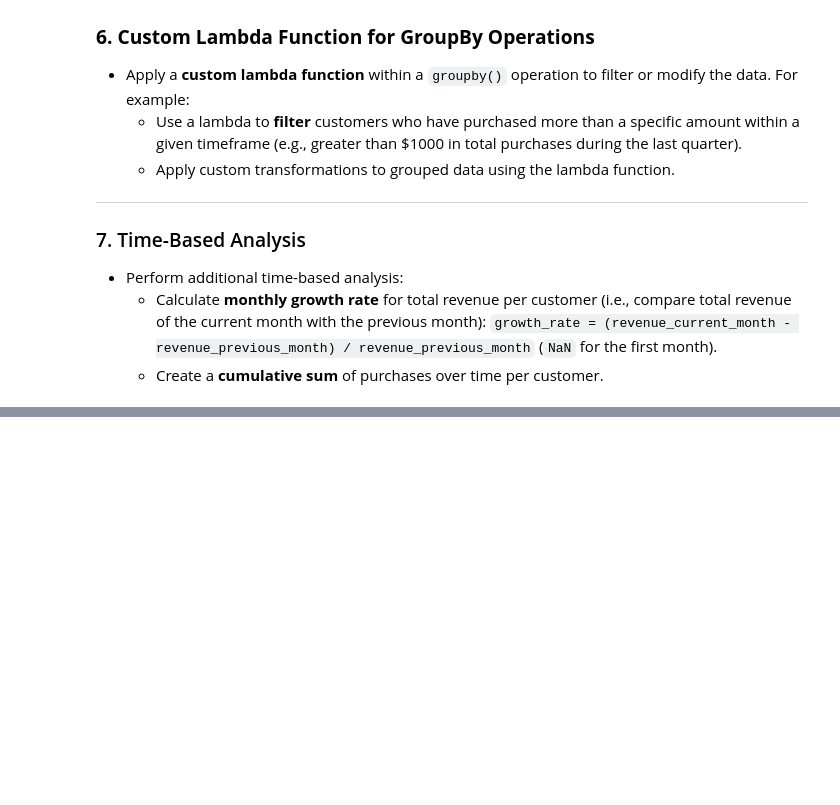
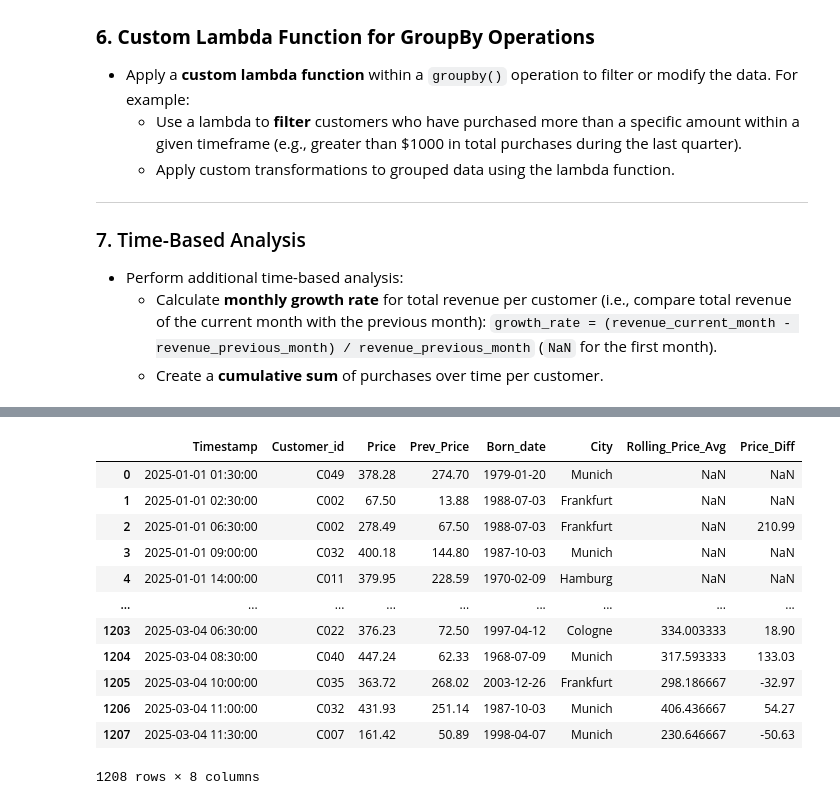
Before and after one commit to toada0/python-for-data-science, a Jupyter notebook: assignment4.ipynb, the cells around one changed output, grey strips where cells are left out. Drawn from its saved outputs; the diff is of its cells as text; code cells hidden in the pictures; blank space fills up the shorter version.

```diff
--- a/assignment4.ipynb
+++ b/assignment4.ipynb
@@ -368,0 +551,54 @@ Perform rolling window calculations **within each customer group**:
+# %%
+berlin_customers = customer_info[customer_info['City'] == 'Berlin']
+
+#mergneme jen ty z berlína
+df_reset = df.reset_index()
+merge_berlin = df_reset.merge(berlin_customers, on='Customer_id', how='inner')
+
+#setrdidime
+merge_berlin = merge_1[merge_1['City'] == "Berlin"]
+
+merge_berlin = merge_berlin.sort_values('Timestamp')
+merge_berlin
+#prumer 3 po sobě
+merge_berlin['Rolling_Price_Average'] = merge_berlin.groupby('Customer_id')['Price'].transform(lambda x: x.rolling(window=3).mean())
+
+#rozdil
+merge_berlin['Price_Diff'] = merge_berlin.groupby('Customer_id')['Price'].diff()
+merge_berlin
+
+
+#price_increase_20:
+#novy df
+df_ready = df.sort_index().reset_index()
+
+#predchozi cena
+df_ready['Prev_Price'] = df_ready.groupby('Customer_id')['Price'].shift(1)
+
+#kde je narust o 20%
+df_filtered = df_ready[df_ready['Price'] > 1.20 * df_ready['Prev_Price']].copy()
+
+#mergneme
+merge_filtered = df_filtered.merge(customer_info, on='Customer_id', how='inner')
+
+#prumery
+merge_filtered['Rolling_Price_Avg'] = merge_filtered.groupby('Customer_id')['Price'].transform(lambda x: x.rolling(window=3).mean())
+
+#rozdily
+merge_filtered['Price_Diff'] = merge_filtered.groupby('Customer_id')['Price'].diff()
+
+merge_filtered
+# %% [output]
+|  | Timestamp | Customer_id | Price | Prev_Price | Born_date | City | Rolling_Price_Avg | Price_Diff |
+| 0 | 2025-01-01 01:30:00 | C049 | 378.28 | 274.70 | 1979-01-20 | Munich | NaN | NaN |
+| 1 | 2025-01-01 02:30:00 | C002 | 67.50 | 13.88 | 1988-07-03 | Frankfurt | NaN | NaN |
+| 2 | 2025-01-01 06:30:00 | C002 | 278.49 | 67.50 | 1988-07-03 | Frankfurt | NaN | 210.99 |
+| 3 | 2025-01-01 09:00:00 | C032 | 400.18 | 144.80 | 1987-10-03 | Munich | NaN | NaN |
+| 4 | 2025-01-01 14:00:00 | C011 | 379.95 | 228.59 | 1970-02-09 | Hamburg | NaN | NaN |
+| ... | ... | ... | ... | ... | ... | ... | ... | ... |
+| 1203 | 2025-03-04 06:30:00 | C022 | 376.23 | 72.50 | 1997-04-12 | Cologne | 334.003333 | 18.90 |
+| 1204 | 2025-03-04 08:30:00 | C040 | 447.24 | 62.33 | 1968-07-09 | Munich | 317.593333 | 133.03 |
+| 1205 | 2025-03-04 10:00:00 | C035 | 363.72 | 268.02 | 2003-12-26 | Frankfurt | 298.186667 | -32.97 |
+| 1206 | 2025-03-04 11:00:00 | C032 | 431.93 | 251.14 | 1987-10-03 | Munich | 406.436667 | 54.27 |
+| 1207 | 2025-03-04 11:30:00 | C007 | 161.42 | 50.89 | 1998-04-07 | Munich | 230.646667 | -50.63 |
+1208 rows × 8 columns
```
Also changed, not shown: parts of 11 cells of this notebook.
